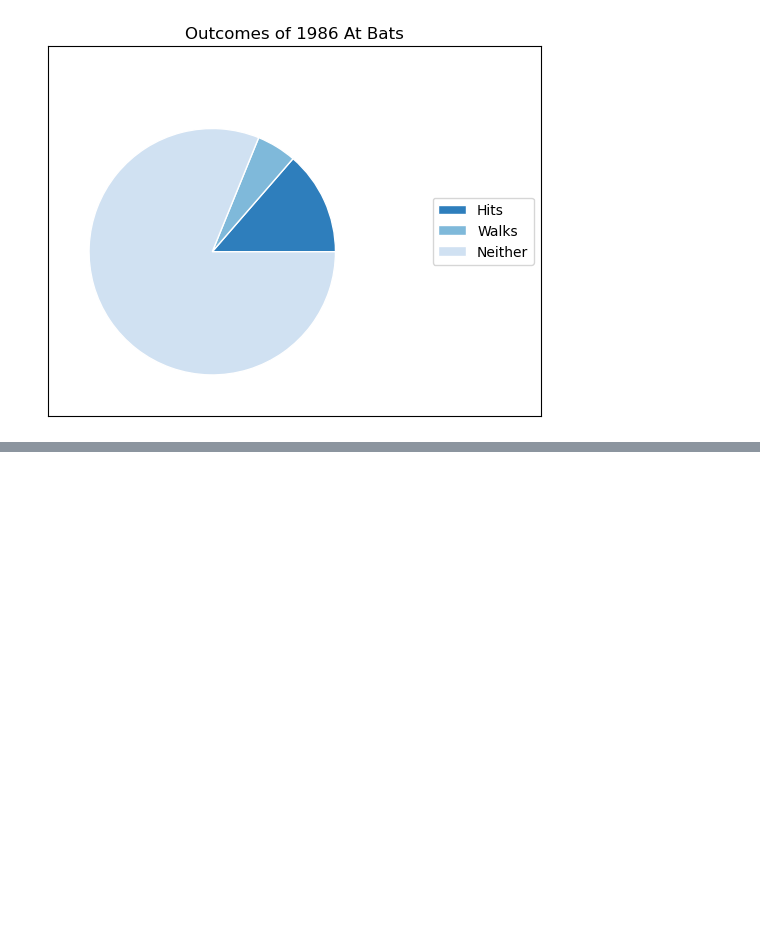
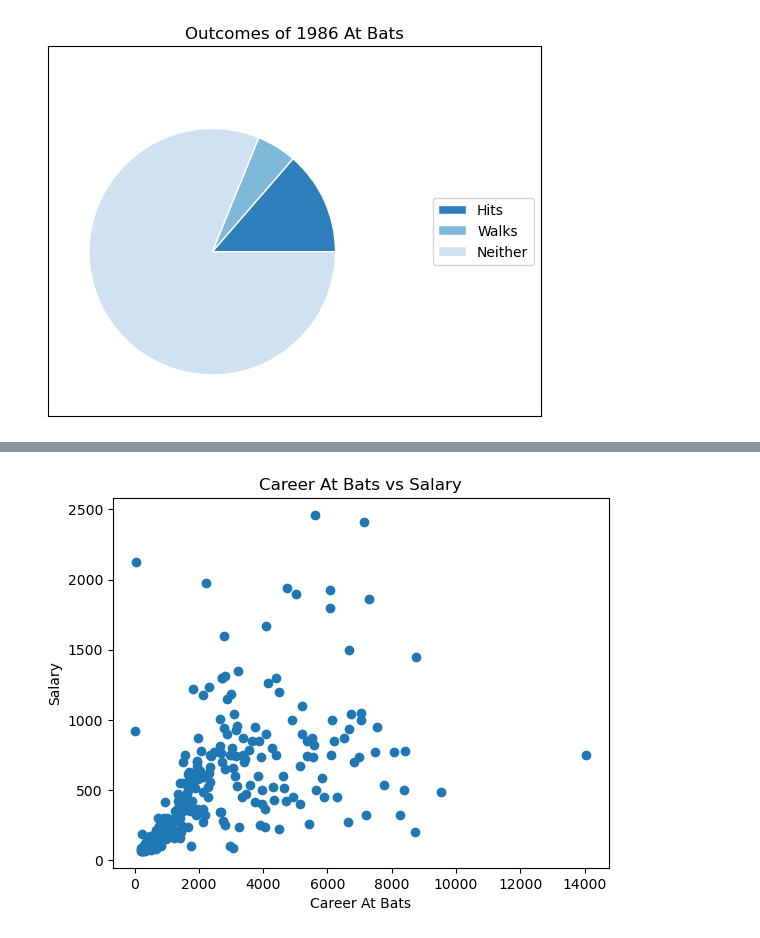
Before and after one commit to katesnow1/code_2600, a Jupyter notebook: homework1.ipynb, the cells around one changed output, grey strips where cells are left out. Cells and saved outputs as stored; diff of their text form; code cells hidden in the pictures; blank space fills up the shorter version.

```diff
--- a/homework1.ipynb
+++ b/homework1.ipynb
@@ -136,0 +155,10 @@ plt.show()
+# %%
+#g
+#Scatter Plot of Salary and Career At Bats
+plt.scatter(Hitters['CAtBat'], salaryCol)
+plt.xlabel("Career At Bats")
+plt.ylabel("Salary")
+plt.title("Career At Bats vs Salary")
+plt.show()
+# %% [output]
+[figure, added]
```
Also changed, not shown: parts of 8 cells of this notebook.
